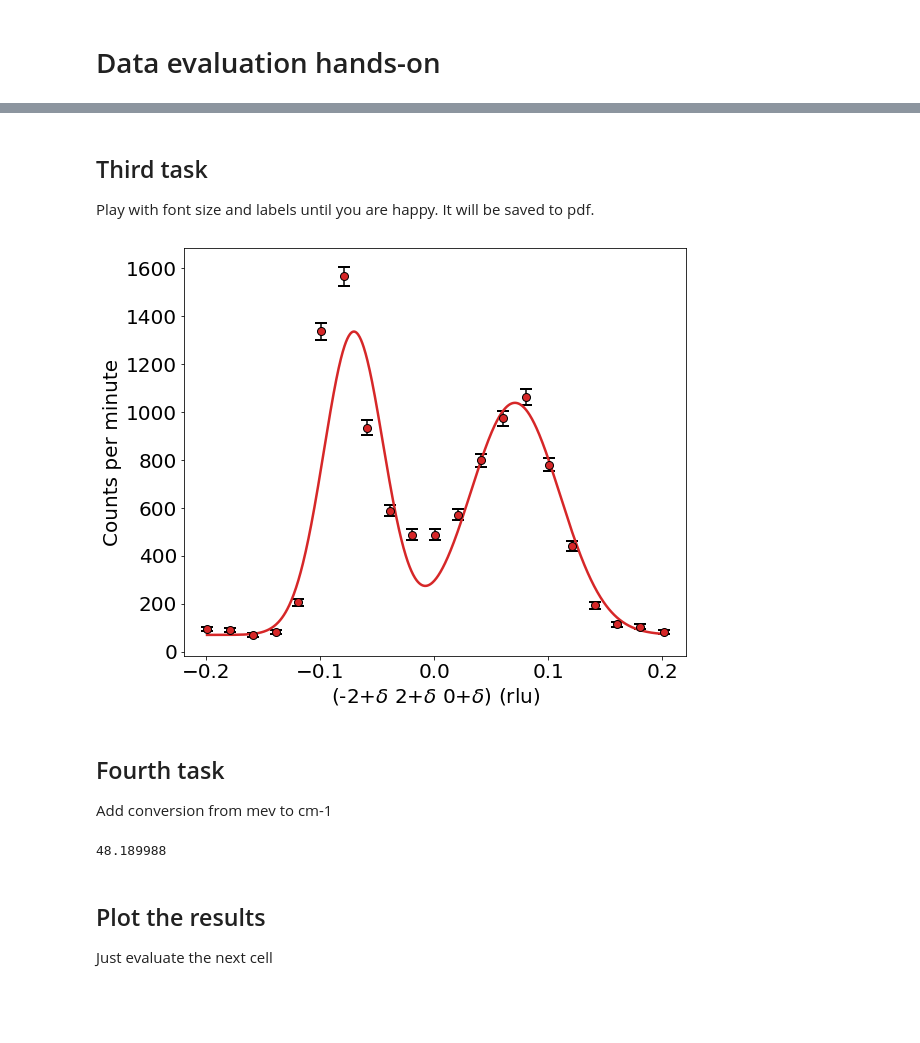
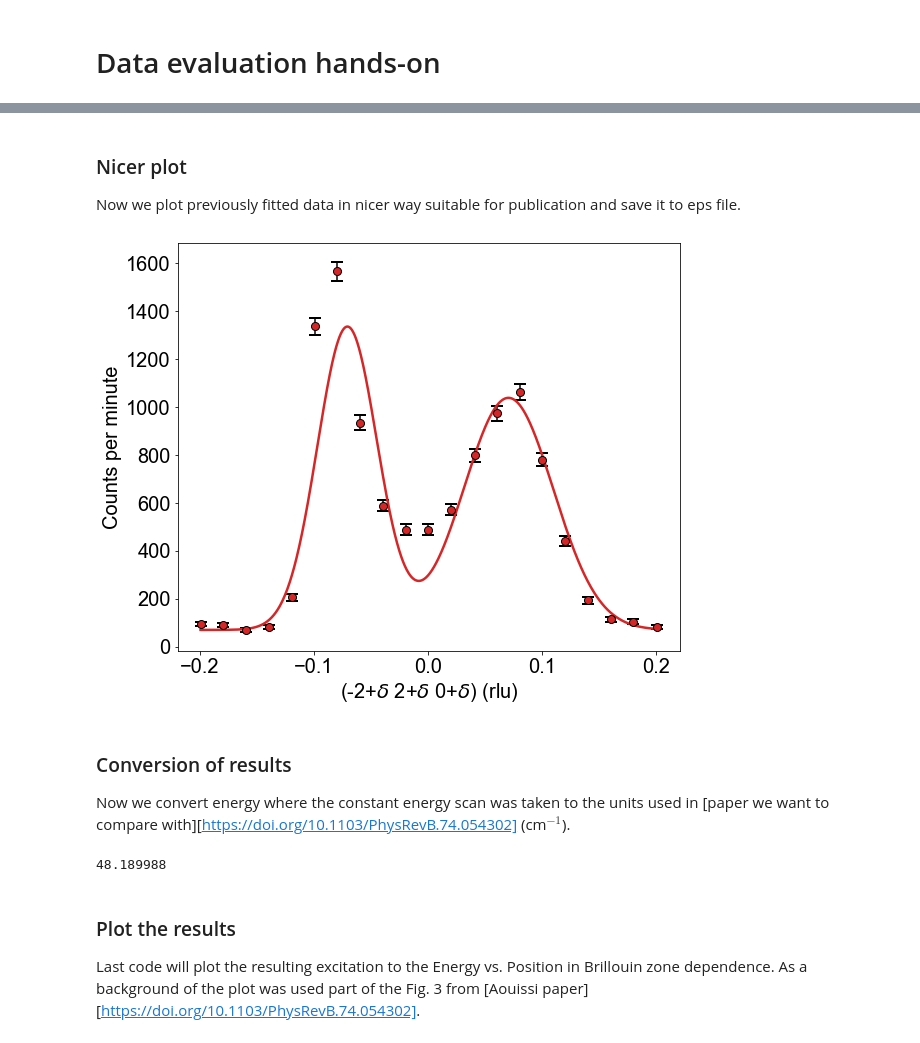
Before and after one commit to me2d09/silicon, a Jupyter notebook: silicon.ipynb, the cells around one changed output, grey strips where cells are left out. Saved outputs shown, nothing was run; the diff lists cells and outputs as text; code cells hidden in the pictures; blank space fills up the shorter version.

```diff
--- a/silicon.ipynb
+++ b/silicon.ipynb
@@ -88,25 +116,25 @@ chi^2/NDF       =       43.9
-# %% [markdown]
-## Third task
-
-Play with font size and labels until you are happy. It will be saved to pdf.
+# %% [markdown]
+### Nicer plot
+
+Now we plot previously fitted data in nicer way suitable for publication and save it to eps file.
 # %%
 rcParams.update({'font.size': 20})
 fig = figure(figsize=(9.0, 7.5))
-data.plot(color="C3", mec="k", marker="o", ms=8, capsize=6, ecolor="k", capthick=2)
+data.plot(color="C3", mec="k", ms=8, capsize=6, ecolor="k", capthick=2)
 model.plot(data, color="C3", lw=2.5)
 title("")
 legend().set_visible(False)
 xlabel("(-2+$\delta$ 2+$\delta$ 0+$\delta$) (rlu)", fontsize=20)
 ylabel("Counts per minute", fontsize=20)
 
 grid(False)
 savefig("energy-scan.pdf", bbox_inches='tight')
 show()
 # %% [output]
-[figure, old version]
+[figure, new version]
-# %% [markdown]
-## Fourth task
-
-Add conversion from mev to cm-1
+# %% [markdown]
+### Conversion of results
+
+Now we convert energy where the constant energy scan was taken to the units used in [paper we want to compare with][https://doi.org/10.1103/PhysRevB.74.054302] (cm$^{-1}$).
 # %%
 energy = result.data.meta["EN"]
@@ -114,10 +142,10 @@ energy = energy * 8.065 # conversion of meV to cm-1
 print(energy)
 # %% [output]
 48.189988
-# %% [markdown]
-## Plot the results
-
-Just evaluate the next cell
+# %% [markdown]
+### Plot the results
+
+Last code will plot the resulting excitation to the Energy vs. Position in Brillouin zone dependence. As a background of the plot was used part of the Fig. 3 from [Aouissi paper][https://doi.org/10.1103/PhysRevB.74.054302].
 # %%
 img = imread("phonon.png")
 fig, ax = subplots()
```
Also changed, not shown: parts of 12 cells of this notebook, 4 other files.
